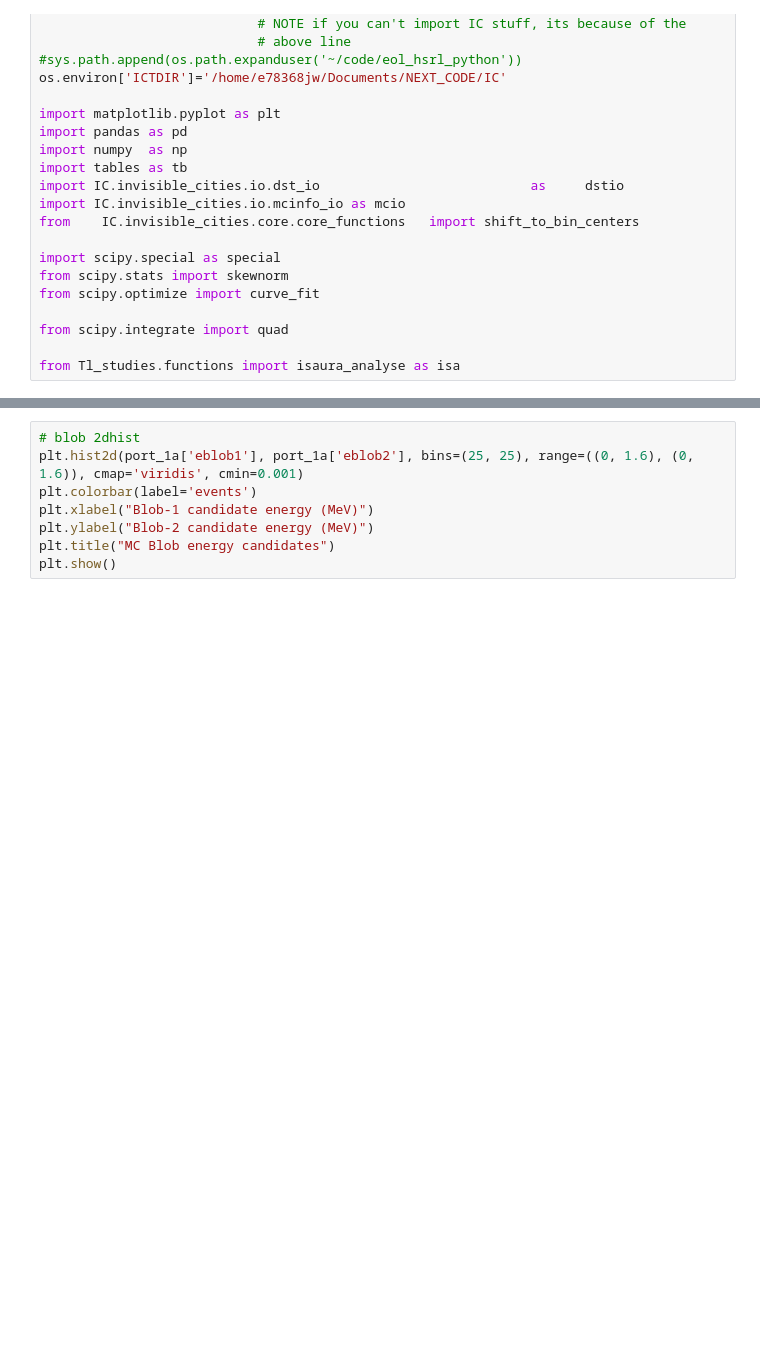
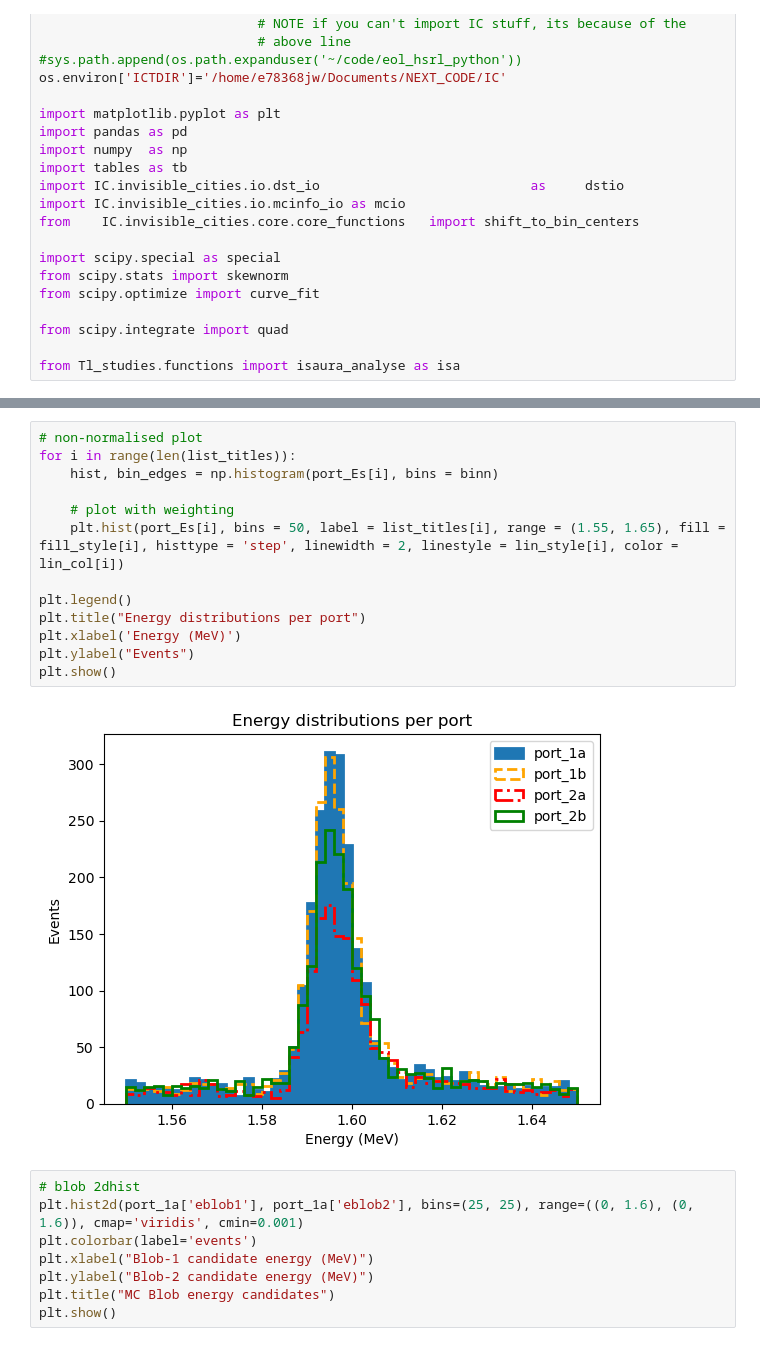
Before and after one commit to jwaiton/next_misc, a Jupyter notebook: Tl_studies/quick_notebooks/plot_blob_Es.ipynb, the cells around one changed output, grey strips where cells are left out. Saved outputs shown, nothing was run; the diff lists cells and outputs as text; blank space fills up the shorter version.

```diff
--- a/Tl_studies/quick_notebooks/plot_blob_Es.ipynb
+++ b/Tl_studies/quick_notebooks/plot_blob_Es.ipynb
@@ -111,3 +112,18 @@ for i in range(len(list_titles)):
+# %%
+# non-normalised plot
+for i in range(len(list_titles)):
+    hist, bin_edges = np.histogram(port_Es[i], bins = binn)
+
+    # plot with weighting
+    plt.hist(port_Es[i], bins = 50, label = list_titles[i], range = (1.55, 1.65), fill = fill_style[i], histtype = 'step', linewidth = 2, linestyle = lin_style[i], color = lin_col[i])
+
+plt.legend()
+plt.title("Energy distributions per port")
+plt.xlabel('Energy (MeV)')
+plt.ylabel("Events")
+plt.show()
+# %% [output]
+[figure, added]
 # %%
 # blob 2dhist
 plt.hist2d(port_1a['eblob1'], port_1a['eblob2'], bins=(25, 25), range=((0, 1.6), (0, 1.6)), cmap='viridis', cmin=0.001)
```
Also changed, not shown: parts of 5 cells of this notebook, 15 other files.
